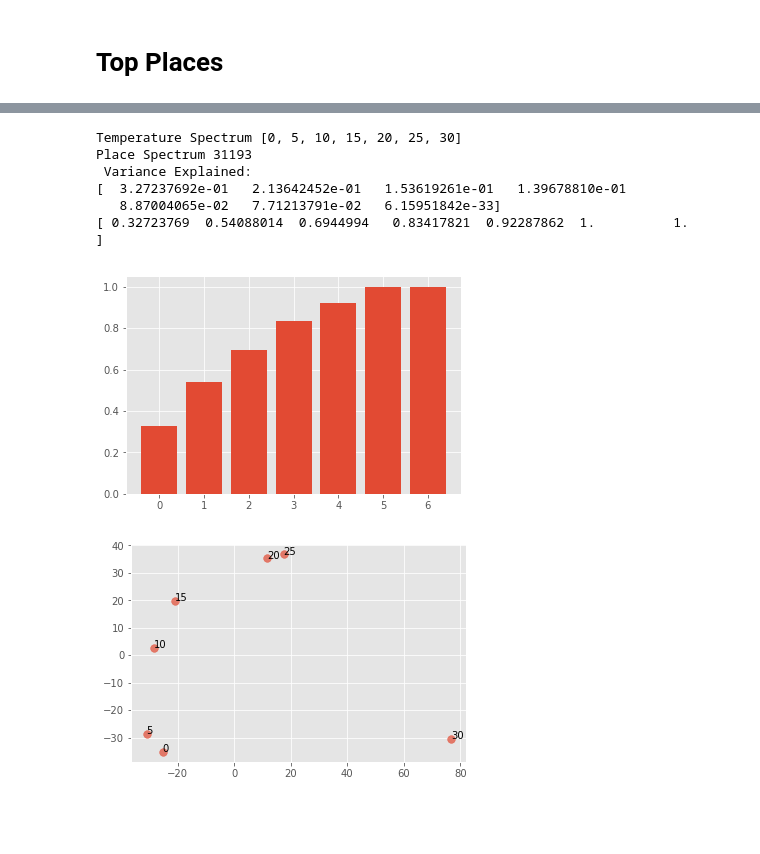
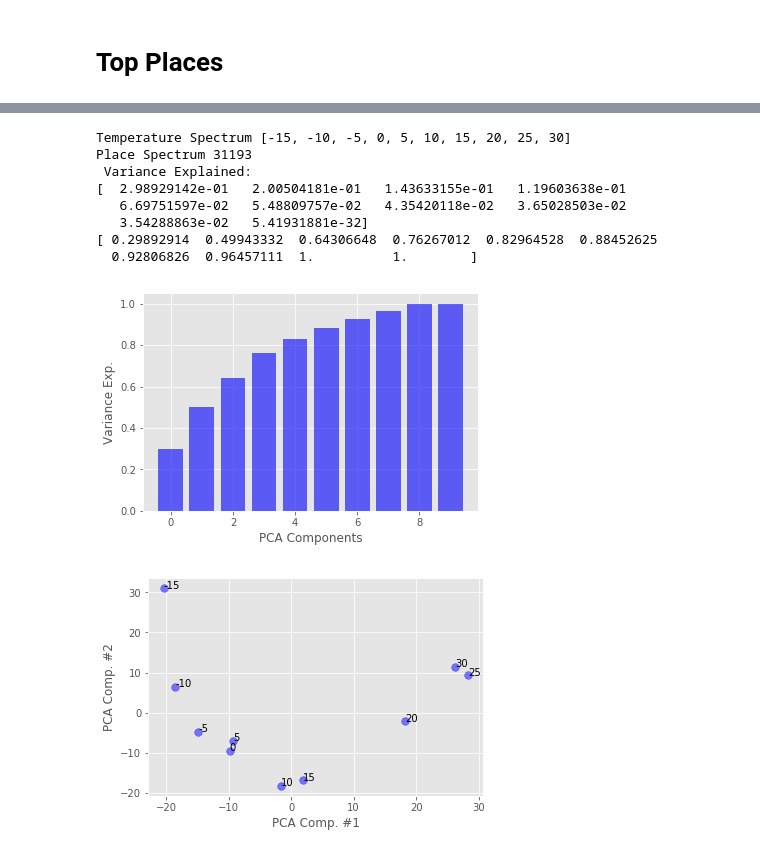
Before and after one commit to leokassio/Spatiotemporal-Data-Analysis, a Jupyter notebook: Analytics.ipynb, the cells around one changed output, grey strips where cells are left out. Drawn from its saved outputs; the diff is of its cells as text; code cells hidden in the pictures; blank space fills up the shorter version.

```diff
--- a/Analytics.ipynb
+++ b/Analytics.ipynb
@@ -40,6 +45,6 @@ cities = ['New_York', 'Chicago', 'Istanbul']
 cities += ['London', 'Paris', 'Sao_Paulo']
 cities += ['Sydney', 'Tokyo']
 # %%
-city = 'Paris'
+city = 'Chicago'
 print GREEN, city, RESET
 # %% [output]
@@ -573,14 +641,3 @@ Intersec. Samples: 91 %
-# %%
-def normalizeMax(dataList, maxValue):
-    values = []
-    maxValue = float(maxValue)
-    for x in dataList:
-        try:
-            v = x/maxValue
-        except ZeroDivisionError:
-            v = 0
-        values.append(v)
-    return values
 # %% [markdown]
 <img src="ilustrations/noidea.gif" alt="Instagram" style="width: 300px;"/>
 # Area of Tests
@@ -618,19 +675,24 @@ def loadPCA(dataSpatiotemporal, dataWeather, topPlaces, roundFactor=5):
                 s.append(0)
         dataPCA[p] = normalizeMax(s, max(s))
 
-    pcadata = [dataPCA[p] for p in topPlaces[:4000]]
+    pcadata = [dataPCA[p] for p in topPlaces[:10000]]
     x = scale(pcadata)
     pca = PCA(n_components=len(tempSpectrum))
     pca.fit(x)
     var = pca.explained_variance_ratio_
     c = numpy.cumsum(pca.explained_variance_ratio_)
+    print pca.explained_variance_ratio_
+    print c
     plt.figure()
     plt.bar(range(len(c)), c, linewidth=1)
-    print pca.explained_variance_ratio_
-    print c
+    plt.yticks(numpy.arange(0, 1.1, 0.1))
+    plt.xlabel('PCA Components')
+    plt.ylabel('Variance Exp.')
     xt = pca.transform(x)
     plt.figure()
-    plt.scatter(xt[:,0], xt[:,1], s=60, alpha=0.1)
+    plt.scatter(xt[:,0], xt[:,1], s=60, alpha=0.2)
+    plt.xlabel('PCA Comp. #1')
+    plt.ylabel('PCA Comp. #2')
     return pcadata
 
 dataPCA = loadPCA(dataSpatiotemporal, dataWeather, topPlaces)
@@ -666,39 +728,45 @@ def loadPCA(dataSpatiotemporal, dataWeather, topPlaces, roundFactor=5):
     print 'Temperature Spectrum', tempSpectrum
     print 'Place Spectrum', len(placesSpectrum)
     for t in dataPCA:
         s = list()
-        for p in topPlaces[:4000]: #placesSpectrum:
+        for p in topPlaces[:1000]: #placesSpectrum:
             try:
                 s.append(dataPCA[t][p])
             except KeyError:
                 s.append(0)
         dataPCA[t] = normalizeMax(s, max(s))
 
     pcadata = [dataPCA[t] for t in sorted(dataPCA)]
     x = scale(pcadata)
     pca = PCA(n_components=len(tempSpectrum))
     pca.fit(x)
     var = pca.explained_variance_ratio_
     c = numpy.cumsum(pca.explained_variance_ratio_)
     print GREEN, 'Variance Explained:'
     print pca.explained_variance_ratio_
     print c, RESET
     plt.figure()
-    plt.bar(range(len(c)), c, linewidth=1)
+    plt.bar(range(len(c)), c, linewidth=1, color='blue', alpha=0.6)
+    plt.xlabel('PCA Components')
+    plt.ylabel('Variance Exp.')
     xt = pca.transform(x)
     plt.figure()
-    plt.scatter(xt[:,0], xt[:,1], s=60, alpha=0.7)
+    plt.scatter(xt[:,0], xt[:,1], c='blue', s=60, alpha=0.5)
+    plt.xlabel('PCA Comp. #1')
+    plt.ylabel('PCA Comp. #2')
     for x, y, t in zip(xt[:,0], xt[:,1], sorted(dataPCA)):
         plt.annotate(t, xy=(x, y), xytext=(x, y))
     return pcadata
 
 dataPCA = loadPCA(dataSpatiotemporal, dataWeather, topPlaces)
 # %% [output]
-Temperature Spectrum [0, 5, 10, 15, 20, 25, 30]
+Temperature Spectrum [-15, -10, -5, 0, 5, 10, 15, 20, 25, 30]
 Place Spectrum 31193
  Variance Explained:
-[  3.27237692e-01   2.13642452e-01   1.53619261e-01   1.39678810e-01
-   8.87004065e-02   7.71213791e-02   6.15951842e-33]
-[ 0.32723769  0.54088014  0.6944994   0.83417821  0.92287862  1.          1.        ]
+[  2.98929142e-01   2.00504181e-01   1.43633155e-01   1.19603638e-01
+   6.69751597e-02   5.48809757e-02   4.35420118e-02   3.65028503e-02
+   3.54288863e-02   5.41931881e-32]
+[ 0.29892914  0.49943332  0.64306648  0.76267012  0.82964528  0.88452625
+  0.92806826  0.96457111  1.          1.        ]
-[figure, old version]
+[figure, new version]
-[figure, old version]
+[figure, new version]
```
Also changed, not shown: parts of 16 cells of this notebook, 1 other file.
